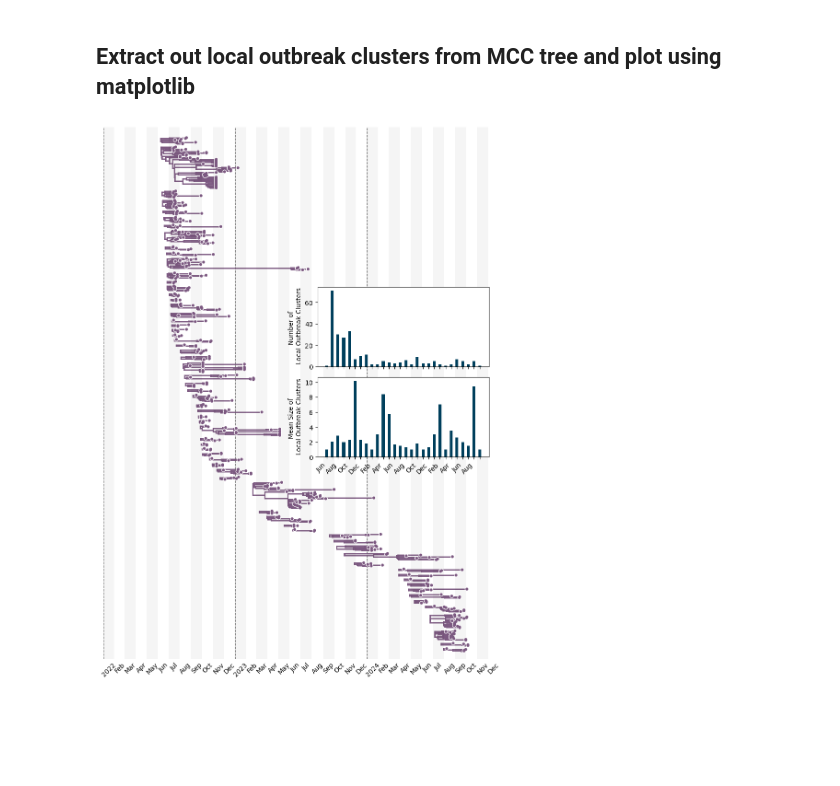
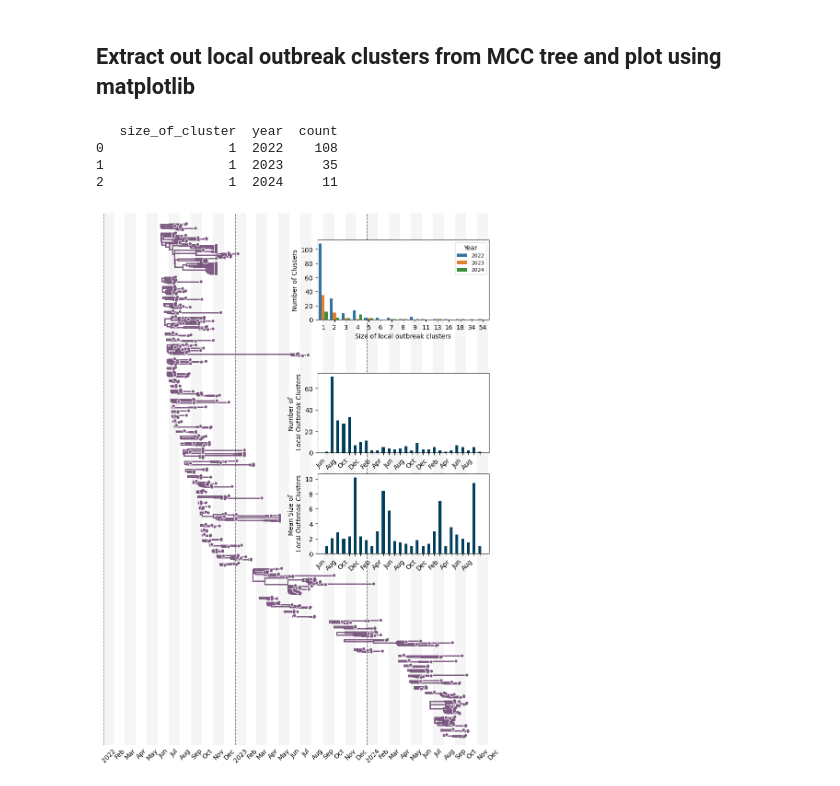
Before and after one commit to blab/mpox-la, a Jupyter notebook: scripts/mcc_tree.ipynb, the cells around one changed output. Cells and saved outputs as stored; diff of their text form; code cells hidden in the pictures; blank space fills up the shorter version.

```diff
--- a/scripts/mcc_tree.ipynb
+++ b/scripts/mcc_tree.ipynb
@@ -206,32 +201,64 @@ fig,ax = plt.subplots(figsize=(12,15),facecolor='w')
 cumulativeY=0
 branchWidth=2
 
-date_clus["month_int"] = date_clus["year-month"].astype("category").cat.codes
+date_clus["month_int"] = date_clus["year-month"].astype("category").cat.codes # to help with the ordering
 
-# Create inset axes
-ins_ax = ax.inset_axes([.5, .55, .4, .15])  # [x, y, width, height] w.r.t. ax
+# create inset axes
+ins_ax_top = ax.inset_axes([.5, .80, .4, .15])  # [x, y, width, height]
+
+distribution_clus_df = sub_meta.groupby('cluster').first().reset_index()
+
+# Aggregate data for plotting
+cluster_counts = distribution_clus_df.groupby(['size_of_cluster', 'year']).size().reset_index(name='count')
+
+print(cluster_counts[cluster_counts.size_of_cluster == 1])
+print(cluster_counts["count"].sum())
+
+# Plot using seaborn
+sns.barplot(
+    data=cluster_counts,
+    x='size_of_cluster',
+    y='count',
+    hue='year',
+    ax = ins_ax_top
+)
+## add in labels
+ins_ax_top.set_xlabel("Size of local outbreak clusters", fontsize=10)
+ins_ax_top.set_ylabel("Number of Clusters", fontsize=10)
+ins_ax_top.legend(title="Year", fontsize=8, title_fontsize=10, loc = "upper right")
+
+
+
+
+# Create inset axes for mid chart
+ins_ax_mid = ax.inset_axes([.5, .55, .4, .15])  # [x, y, width, height] w.r.t. ax
+
+#order datafram
+date_clus = date_clus.sort_values(by='month_int')
 
 # Plot using integer mapping for x-axis
-ins_ax.bar(date_clus["month_int"], date_clus["count"], color="#003f5c", alpha=1, width=0.5)
+ins_ax_mid.bar(date_clus["month_int"], date_clus["count"], color="#003f5c", alpha=1, width=0.5)
 
-# Set the tick labels directly back to the original "year-month" values
-ins_ax.set_xticks(date_clus["month_int"])
-ins_ax.set_xticklabels([])
-ins_ax.set_ylabel('Number of \n Local Outbreak Clusters', size=10)
 
 #force categorical data type
 variant_date_df["month_int"] = variant_date_df["year_month"].astype("category").cat.codes
 
 # Create inset axes
-ins_ax_2 = ax.inset_axes([.5, .38, .4, .15])  # [x, y, width, height] w.r.t. ax
+ins_ax_bot = ax.inset_axes([.5, .36, .4, .15])  # [x, y, width, height] w.r.t. ax
 
 # Plot using integer mapping for x-axis
-ins_ax_2.bar(variant_date_df["month_int"],  variant_date_df["size_of_cluster"], color="#003f5c", alpha = 1, width = 0.5)
+ins_ax_bot.bar(variant_date_df["month_int"],  variant_date_df["size_of_cluster"], color="#003f5c", alpha = 1, width = 0.5)
 
-# Set the tick labels directly back to the original "year-month" values
-ins_ax_2.set_xticks(variant_date_df["month_int"])
-ins_ax_2.set_xticklabels([convertDate(x,'%Y-%m','%b') if index % 2 == 0 else "" for index, x in enumerate(variant_date_df["year_month"])], size = 10, rotation=45, ha="right")
-ins_ax_2.set_ylabel('Mean Size of \n Local Outbreak Clusters', size=10)
+
+# Set the tick labels for mid plot
+ins_ax_mid.set_xticks(date_clus["month_int"])
+ins_ax_mid.set_xticklabels([convertDate(x,'%Y-%m','%b') if index % 2 == 0 else "" for index, x in enumerate(sorted(date_clus["year-month"]))], size = 10, rotation=45, ha="right")
+ins_ax_mid.set_ylabel('Number of \n Local Outbreak Clusters', size=10)
+
+# Set the tick labels directly back to the original "year-month" values for bottom plot
+ins_ax_bot.set_xticks(variant_date_df["month_int"])
+ins_ax_bot.set_xticklabels([convertDate(x,'%Y-%m','%b') if index % 2 == 0 else "" for index, x in enumerate(variant_date_df["year_month"])], size = 10, rotation=45, ha="right")
+ins_ax_bot.set_ylabel('Mean Size of \n Local Outbreak Clusters', size=10)
 
 
 for t,tr in enumerate(sorted(subtype_trees,key=lambda x:(-x[1].root.absoluteTime))): ## iterate over extracted subtrees sorted according to their root height and their size
@@ -263,33 +290,37 @@ for t,tr in enumerate(sorted(subtype_trees,key=lambda x:(-x[1].root.absoluteTime
     cumulativeY+=loc_tree.ySpan+3
 
 
-
+#now make the alternating veritcal gray bars
 every=12
 
 [ax.axvline(i,ls='--',lw=1,color='grey',zorder=0) for i in range(2022,2025)]
 
 xDates=['%04d-%02d-01'%(y,m) for y in range(2022,2025) for m in range(1,13)]
 xDates2=['%04d-%02d-01'%(y,m) for y in range(2022,2025) for m in range(1,13)]
 
 every=1
 [ax.axvspan(bt.decimalDate(xDates2[x]),bt.decimalDate(xDates2[x])+1/float(12),facecolor='k',edgecolor='none',alpha=0.04) for x in range(0,len(xDates2),2)]
 ax.set_xticks([bt.decimalDate(x)+1/24.0 for x in xDates if (int(x.split('-')[1])-1)%every==0])
 
 ax.set_xticklabels([convertDate(x,'%Y-%m-%d','%Y') if x.split('-')[1]=='01' else convertDate(x,'%Y-%m-%d','%b') for x in xDates if (int(x.split('-')[1])-1)%every==0])
 ax.tick_params(axis='x',labelsize=10,size=0, labelrotation=45)
 
 ax.spines['top'].set_visible(False)
 ax.spines['right'].set_visible(False)
 ax.spines['left'].set_visible(False)
 ax.spines['bottom'].set_visible(False)
 
 ax.tick_params(size=0)
 ax.set_yticklabels([])
 
 ax.set_xlim(bt.decimalDate('2022-01-01'),bt.decimalDate('2025-04-01'))
 ax.set_ylim(-10,cumulativeY +10)
 
 plt.savefig('../figures/mcc_tree.png',dpi=300,bbox_inches='tight')
 plt.show()
 # %% [output]
+   size_of_cluster  year  count
+0                1  2022    108
+1                1  2023     35
+2                1  2024     11
-[figure, old version]
+[figure, new version]
```
Also changed, not shown: parts of 1 cell of this notebook, 24 other files.
